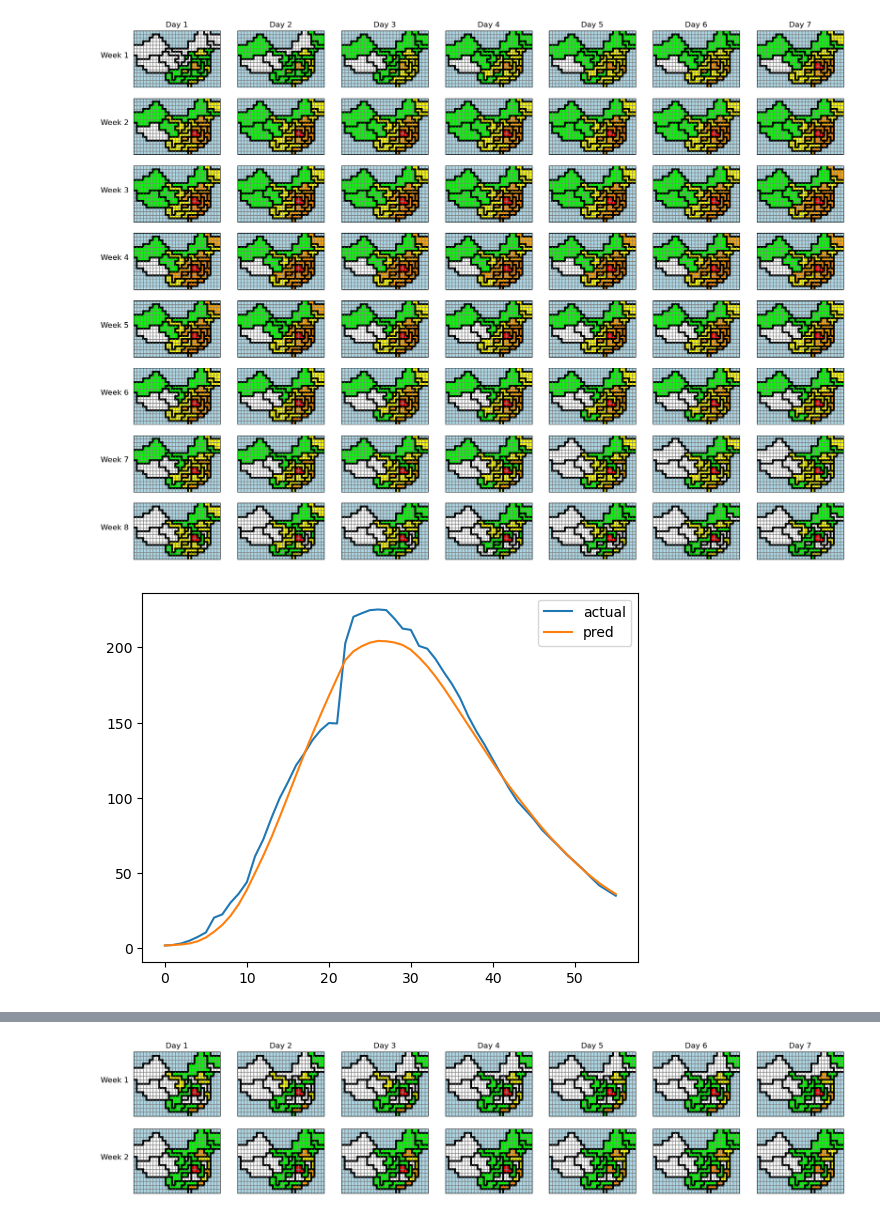
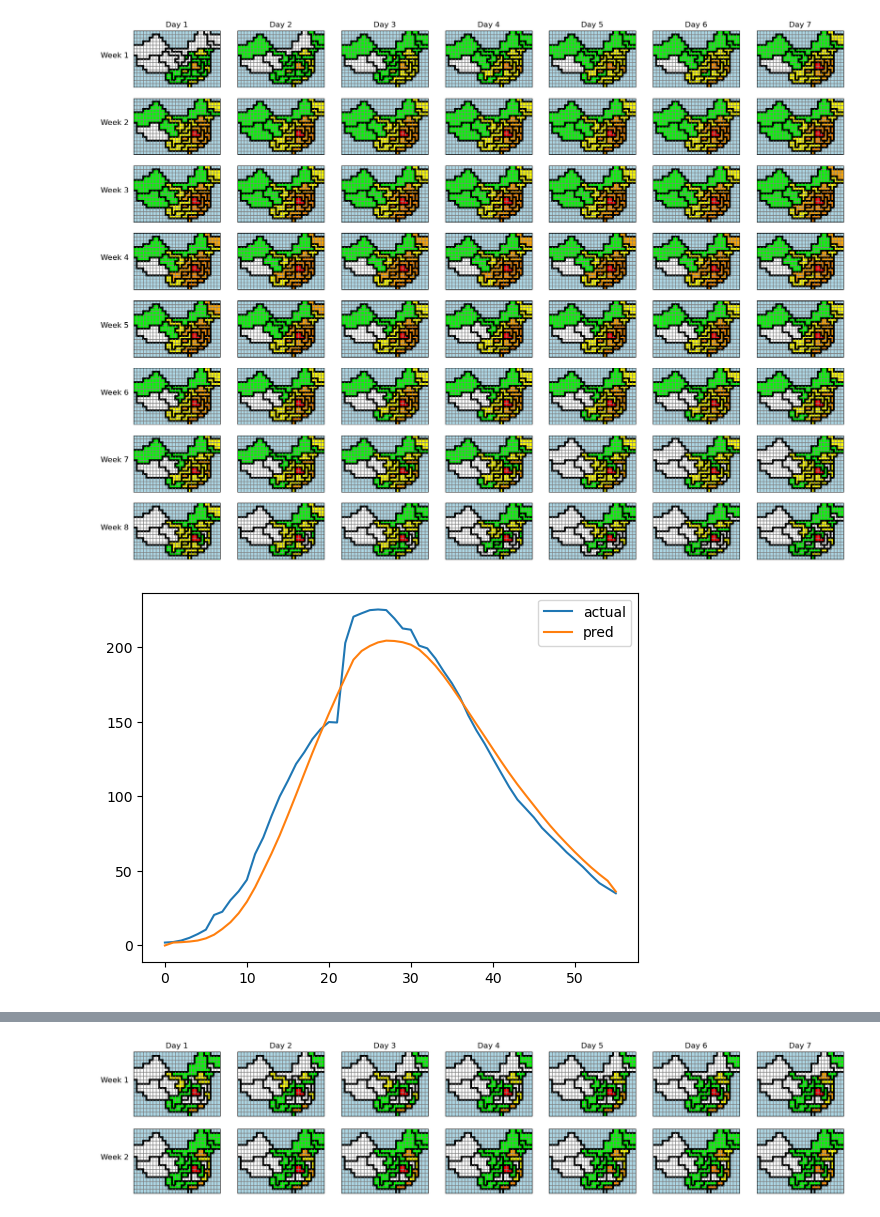
Before and after one commit to IvanRares/Licenta, a Jupyter notebook: Implementare.ipynb, the cells around one changed output, grey strips where cells are left out. Cells and saved outputs as stored; diff of their text form; code cells hidden in the pictures.

```diff
--- a/Implementare.ipynb
+++ b/Implementare.ipynb
@@ -245,21 +245,20 @@ def calculate_m(m_bar,p_bar,q):
 # %%
 prediction=np.zeros((days,grid.shape[0],grid.shape[1]))
 m=ca_infected[0]
-prediction[0]=m
 for i in range(1,days):
     m_bar=calculate_m_bar(m)
+    prediction[i]=m_bar
     m=calculate_m(m_bar,p[i-1],q)
-    prediction[i]=m
-
+prediction[-1]=calculate_m_bar(m)
 sums=[ca_infected[i].sum()/258 for i in range(days)]
 pred_sums=[prediction[i].sum()/258 for i in range(days)]
 
 plt.plot(range(days),sums,label="actual")
 plt.plot(range(days),pred_sums,label="pred")
 plt.legend()
 plt.show()
 # %% [output]
-[figure, old version]
+[figure, new version]
 # %%
 actual=calculate_ca(prediction_days,grid,test_infected)
 prediction=np.zeros((prediction_days,grid.shape[0],grid.shape[1]))
```
Also changed, not shown: parts of 3 cells of this notebook.
